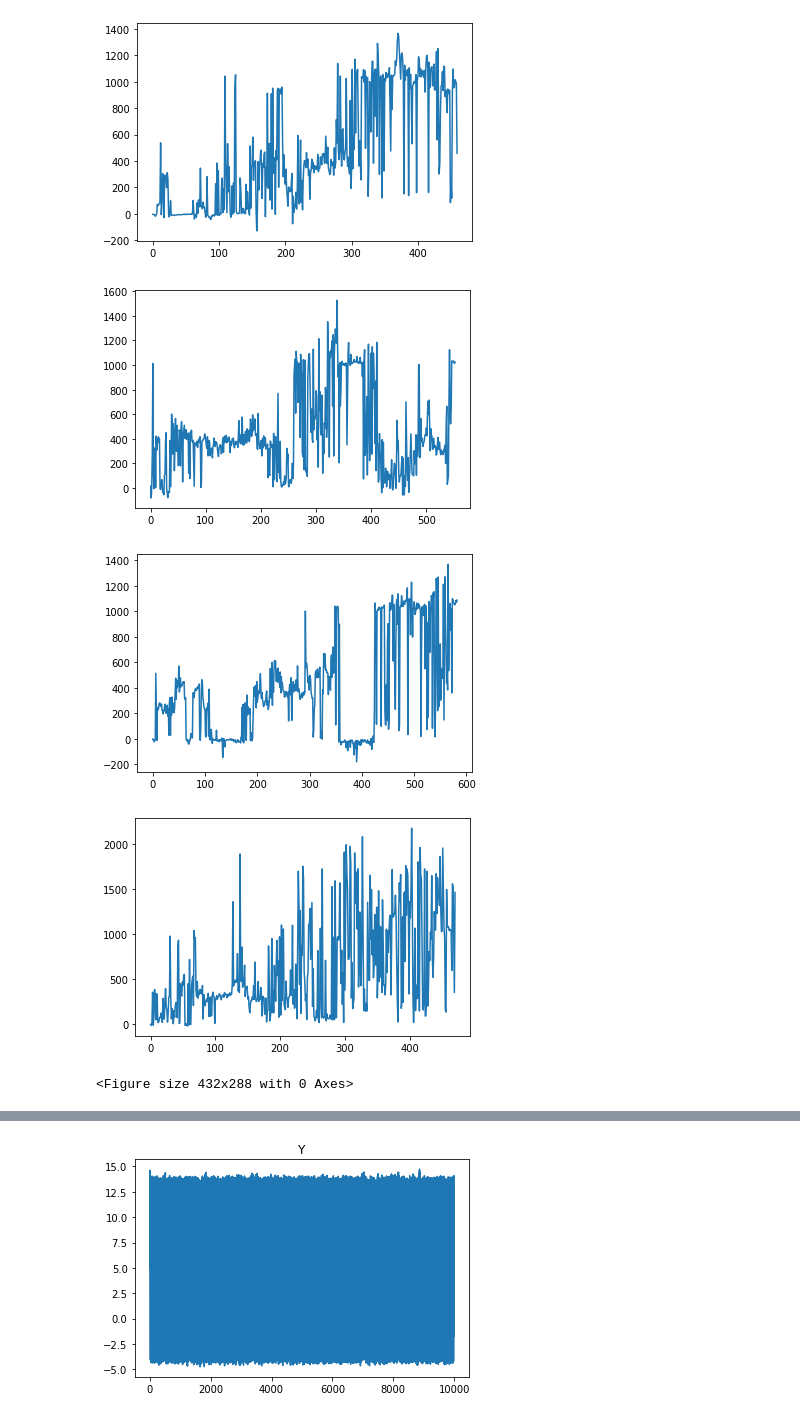
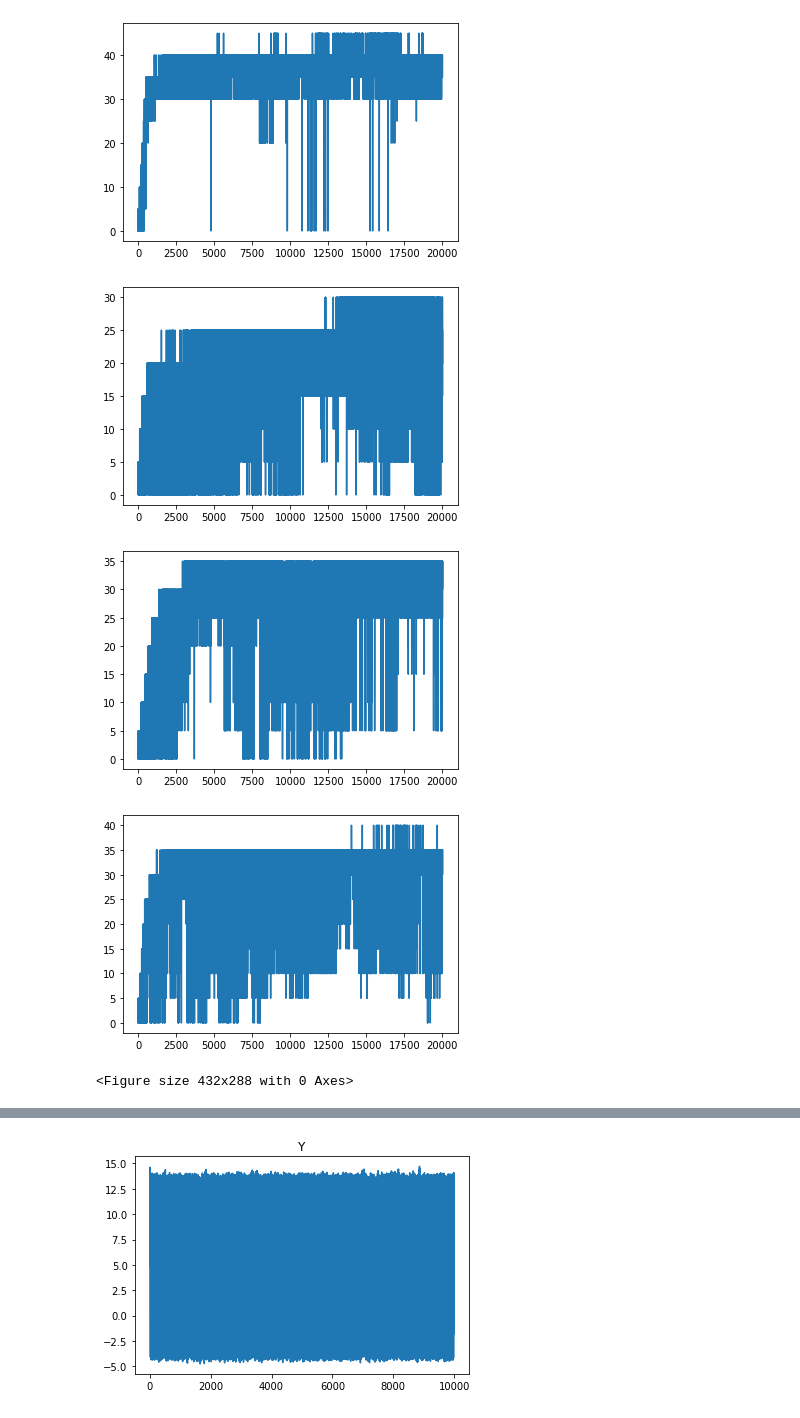
Before and after one commit to sgillen/lorenz, a Jupyter notebook: run_sg/analyze_sg.ipynb, the cells around one changed output, grey strips where cells are left out. Drawn from its saved outputs; the diff is of its cells as text; code cells hidden in the pictures.

```diff
--- a/run_sg/analyze_sg.ipynb
+++ b/run_sg/analyze_sg.ipynb
@@ -12,6 +12,8 @@ import matplotlib.pyplot as plt
 import os
 import itertools
 
+import torch
+
 dtype = np.float32
 #script_dir = os.path.dirname(__file__)
 #trial_dir = script_dir + "/data2/sg_ppo_fixed/deep_longer_2"
@@ -24,18 +26,27 @@ dtype = np.float32
 #trial_dir = "/home/sgillen/work/lorenz/run_sg/data/rew_normal/sched_lin"
 #trial_dir = "/home/sgillen/work/lorenz/run_sg/data/rew_normal/2500_len"
 
-trial_dir = "/home/sgillen/work/lorenz/run_sg/data_walker/mj4"
-
+trial_dir = "/home/sgillen/work/lorenz/run_sg/data2/3d_hole/0"
+trial_dir = "/home/sgillen/work/lorenz/run_sg/data22/vanilla/1"
+trial_dir = "/home/sgillen/work/lorenz/run_sg/data2/2d/long0"
+trial_dir = "/home/sgillen/work/lorenz/run_sg/data22/dim/2d0"
+trial_dir = "/home/sgillen/work/lorenz/run_sg/data22/visit/0"
 
 ws_list = []
 model_list = []
 min_size = float('inf')
 for entry in os.scandir(trial_dir):
+
+    if ".ipynb" in entry.path:
+        continue
+
     model, env, args, ws = load_workspace(entry.path)
     plt.plot(ws["raw_rew_hist"])
     plt.figure()
     if len(ws["raw_rew_hist"]) < min_size:
         min_size = len(ws["raw_rew_hist"])
+
+
 
     print(entry.path)
     ws_list.append(ws)
@@ -67,5 +78,5 @@ fig, ax = smooth_bounded_curve(rewards, window=100)
-[figure, old version]
+[figure, new version]
-[figure, old version]
+[figure, new version]
-[figure, old version]
+[figure, new version]
-[figure, old version]
+[figure, new version]
 <Figure size 432x288 with 0 Axes>
```
Also changed, not shown: parts of 9 cells of this notebook, 5 other files.
